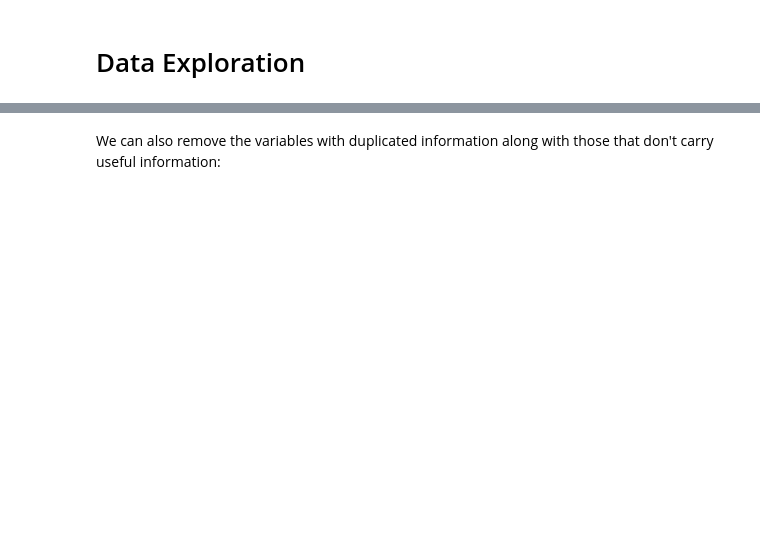
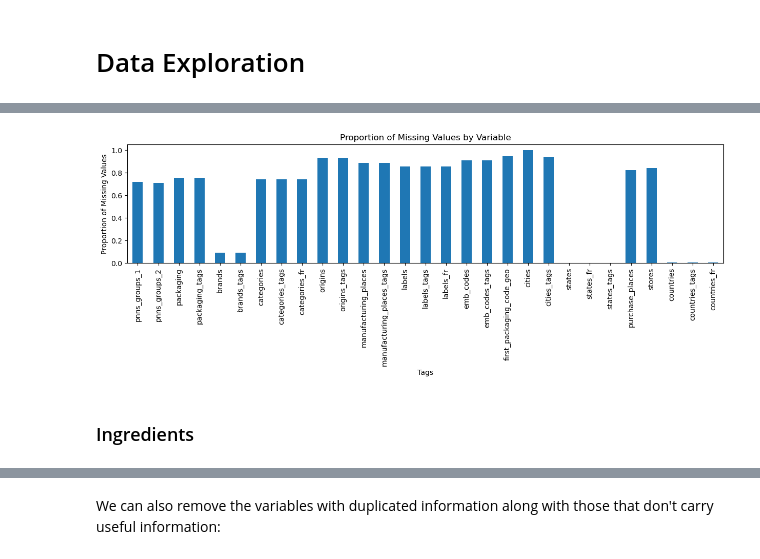
Before and after one commit to Dzov/DSP3, a Jupyter notebook: Haladjian_Amelie-Dzovinar_1_notebook_072023.ipynb, the cells around one changed output, grey strips where cells are left out. Drawn from its saved outputs; the diff is of its cells as text; code cells hidden in the pictures; blank space fills up the shorter version.

```diff
--- a/Haladjian_Amelie-Dzovinar_1_notebook_072023.ipynb
+++ b/Haladjian_Amelie-Dzovinar_1_notebook_072023.ipynb
@@ -32,6 +32,8 @@ general_information = [
 ]
 
 tags = [
+    "pnns_groups_1",
+    "pnns_groups_2",
     "packaging",
     "packaging_tags",
     "brands",
@@ -51,6 +53,9 @@ tags = [
     "first_packaging_code_geo",
     "cities",
     "cities_tags",
+    "states",
+    "states_fr",
+    "states_tags",
     "purchase_places",
     "stores",
     "countries",
@@ -61,6 +66,7 @@ tags = [
 ingredients = [
     "ingredients_text",
     "traces",
+    "traces_fr",
     "traces_tags",
 ]
 
@@ -69,7 +75,10 @@ misc_data = [
     "no_nutriments",
     "additives_n",
     "additives",
+    "additives_fr",
     "additives_tags",
+    "allergens",
+    "allergens_fr",
     "ingredients_from_palm_oil_n",
     "ingredients_from_palm_oil",
     "ingredients_from_palm_oil_tags",
@@ -181,6 +190,7 @@ nutrition_facts = [
     "carbon-footprint_100g",
     "nutrition-score-fr_100g",
     "nutrition-score-uk_100g",
+    "nutrition_grade_uk",
     "glycemic-index_100g",
     "water-hardness_100g",
 ]
@@ -226,0 +247,6 @@ for section_name, section in data_sections.items():
+# %%
+plot_missing_data(raw_products[tags], "Tags")
+# %% [output]
+[figure, added]
+# %% [markdown]
+### Ingredients
```
Also changed, not shown: parts of 78 cells of this notebook.
